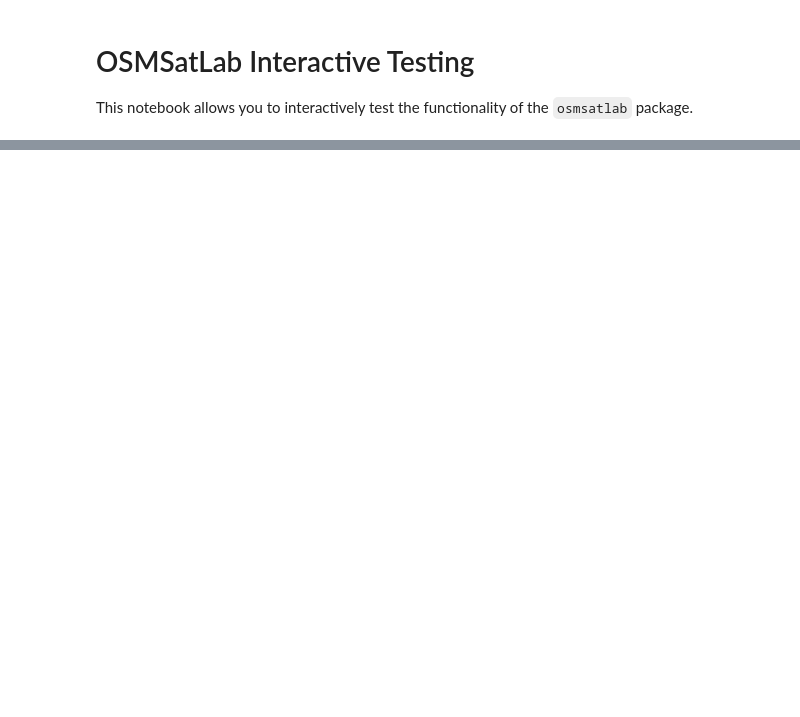
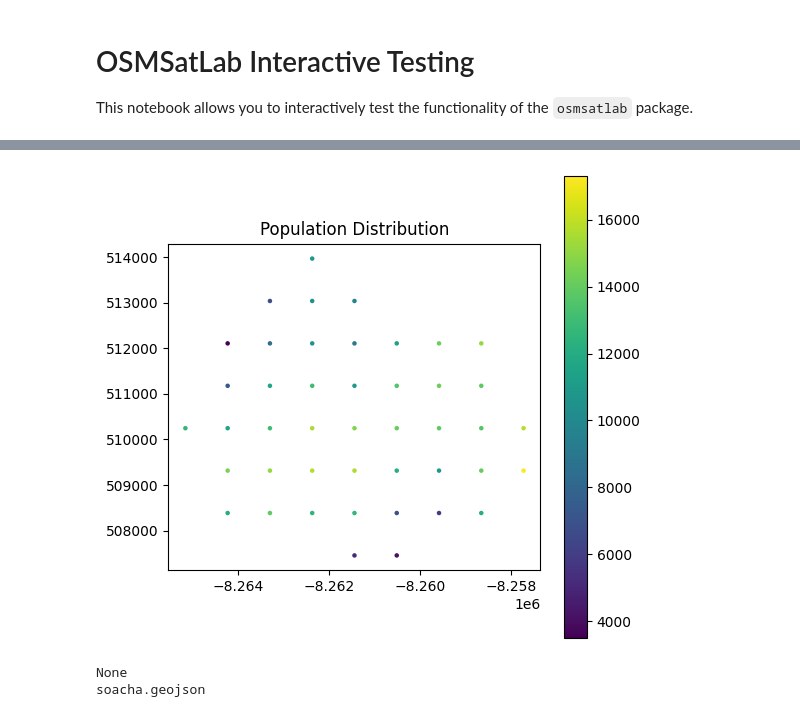
Before and after one commit to davidrers/osmsatlab, a Jupyter notebook: examples/interactive_testing.ipynb, the cells around one changed output, grey strips where cells are left out. Drawn from its saved outputs; the diff is of its cells as text; code cells hidden in the pictures; blank space fills up the shorter version.

```diff
--- a/examples/interactive_testing.ipynb
+++ b/examples/interactive_testing.ipynb
@@ -136,0 +110,15 @@ people_per_service: 21946.1875
+# %%
+# Exmple, plot the population distribution from the population geodataframe
+fig, ax = plt.subplots(figsize=(6, 6))
+osm_lab.population.plot(column='population', ax=ax, legend=True, markersize=5)
+plt.title("Population Distribution")
+plt.show()
+# %% [output]
+[figure, added]
+# %%
+#Example of getting the bbox or path of the custom geosjon
+print(osm_lab.bbox)
+print(osm_lab.custom_geometry)
+# %% [output]
+None
+soacha.geojson
```
Also changed, not shown: parts of 13 cells of this notebook, 1 other file.
